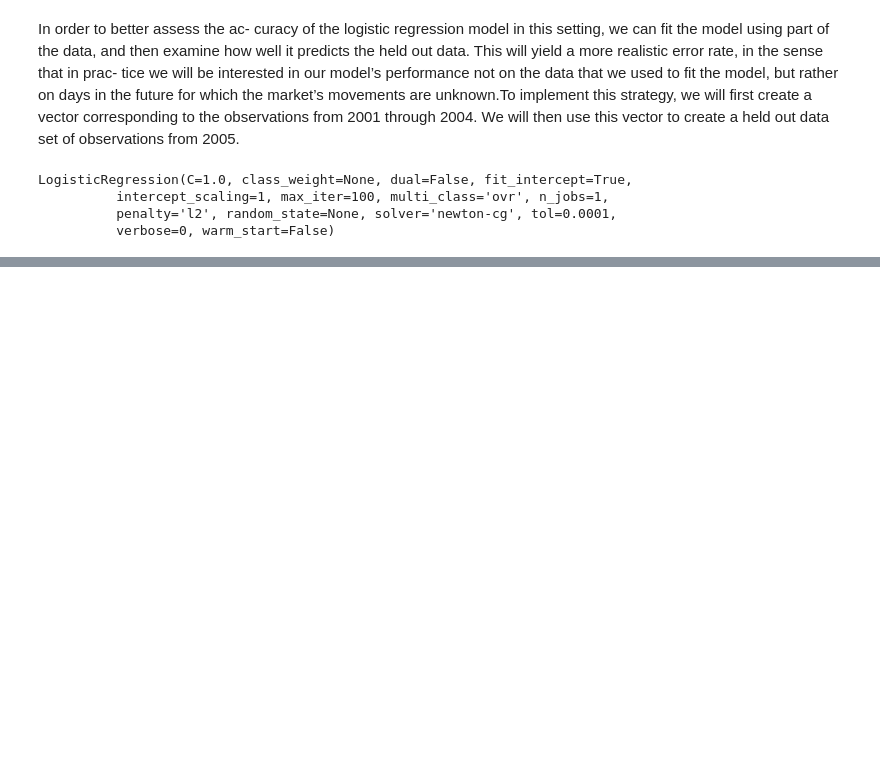
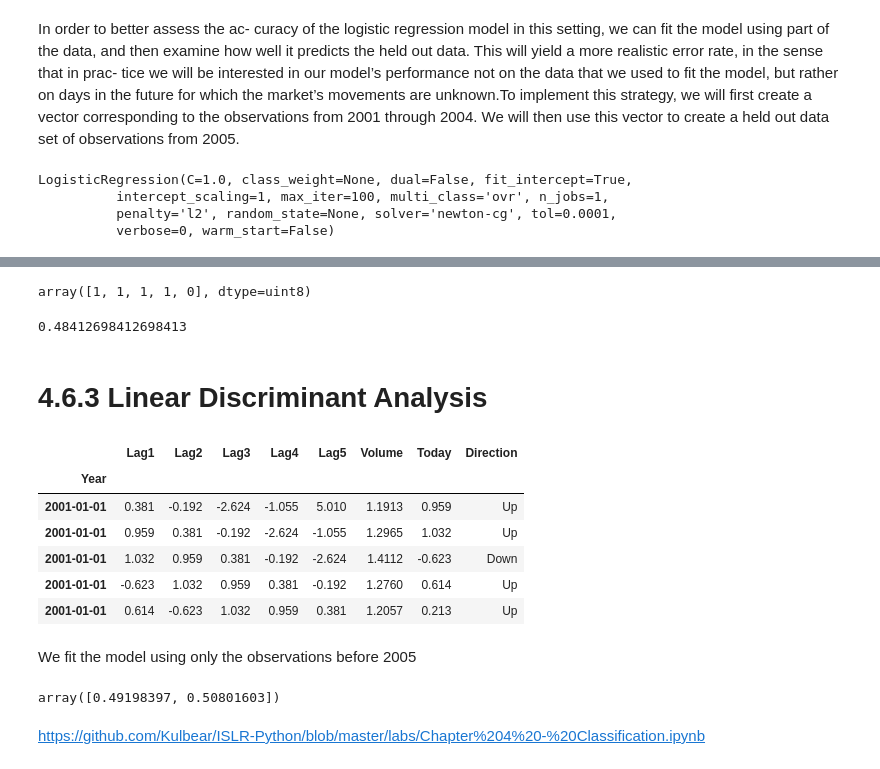
Before and after one commit to dttung2905/ISLHomework, a Jupyter notebook: Chapter_4.ipynb, the cells around one changed output, grey strips where cells are left out. Cells and saved outputs as stored; diff of their text form; code cells hidden in the pictures; blank space fills up the shorter version.

```diff
--- a/Chapter_4.ipynb
+++ b/Chapter_4.ipynb
@@ -217,0 +236,25 @@ LogisticRegression(C=1.0, class_weight=None, dual=False, fit_intercept=True,
+# %%
+Y_test_pred = logreg.predict(X=X_test)
+Y_test_pred[0:5]
+# %% [output]
+array([1, 1, 1, 1, 0], dtype=uint8)
+# %%
+(Y_test == Y_test_pred).mean()
+# %% [output]
+0.48412698412698413
+# %% [markdown]
+# 4.6.3 Linear Discriminant Analysis
+# %%
+df3 = pd.read_csv('Smarket.csv', usecols=range(1, 10), index_col=0, parse_dates=True)
+df3.head()
+# %% [output]
+|  | Lag1 | Lag2 | Lag3 | Lag4 | Lag5 | Volume | Today | Direction |
+| Year |  |  |  |  |  |  |  |  |
+| 2001-01-01 | 0.381 | -0.192 | -2.624 | -1.055 | 5.010 | 1.1913 | 0.959 | Up |
+| 2001-01-01 | 0.959 | 0.381 | -0.192 | -2.624 | -1.055 | 1.2965 | 1.032 | Up |
+| 2001-01-01 | 1.032 | 0.959 | 0.381 | -0.192 | -2.624 | 1.4112 | -0.623 | Down |
+| 2001-01-01 | -0.623 | 1.032 | 0.959 | 0.381 | -0.192 | 1.2760 | 0.614 | Up |
+| 2001-01-01 | 0.614 | -0.623 | 1.032 | 0.959 | 0.381 | 1.2057 | 0.213 | Up |
+# %% [markdown]
+We fit the model using
+only the observations before 2005
@@ -217,0 +270,7 @@ LogisticRegression(C=1.0, class_weight=None, dual=False, fit_intercept=True,
+# %%
+#find out prior probabilities of groups
+lda.priors_
+# %% [output]
+array([0.49198397, 0.50801603])
+# %% [markdown]
+https://github.com/Kulbear/ISLR-Python/blob/master/labs/Chapter%204%20-%20Classification.ipynb
```
Also changed, not shown: parts of 3 cells of this notebook.
